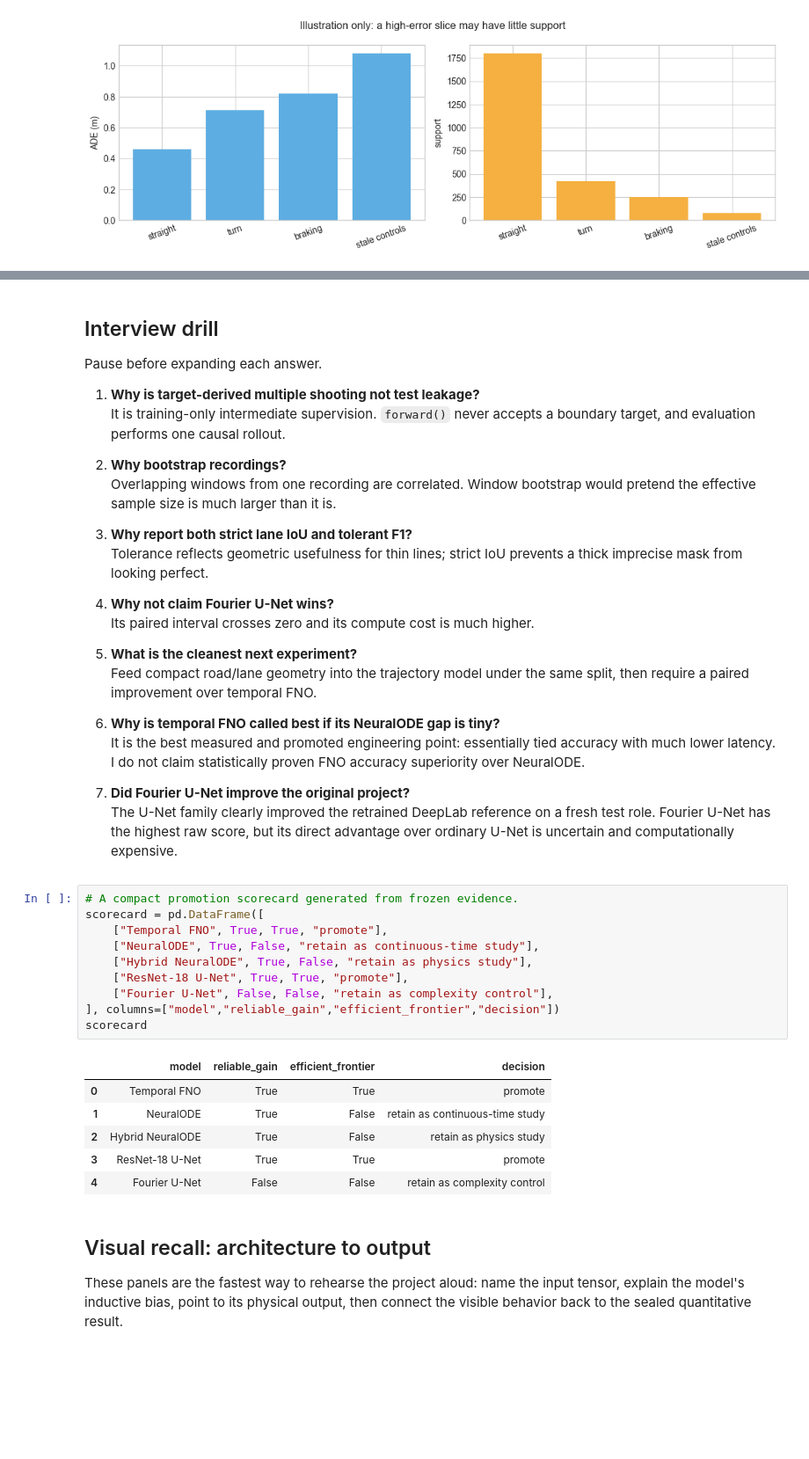
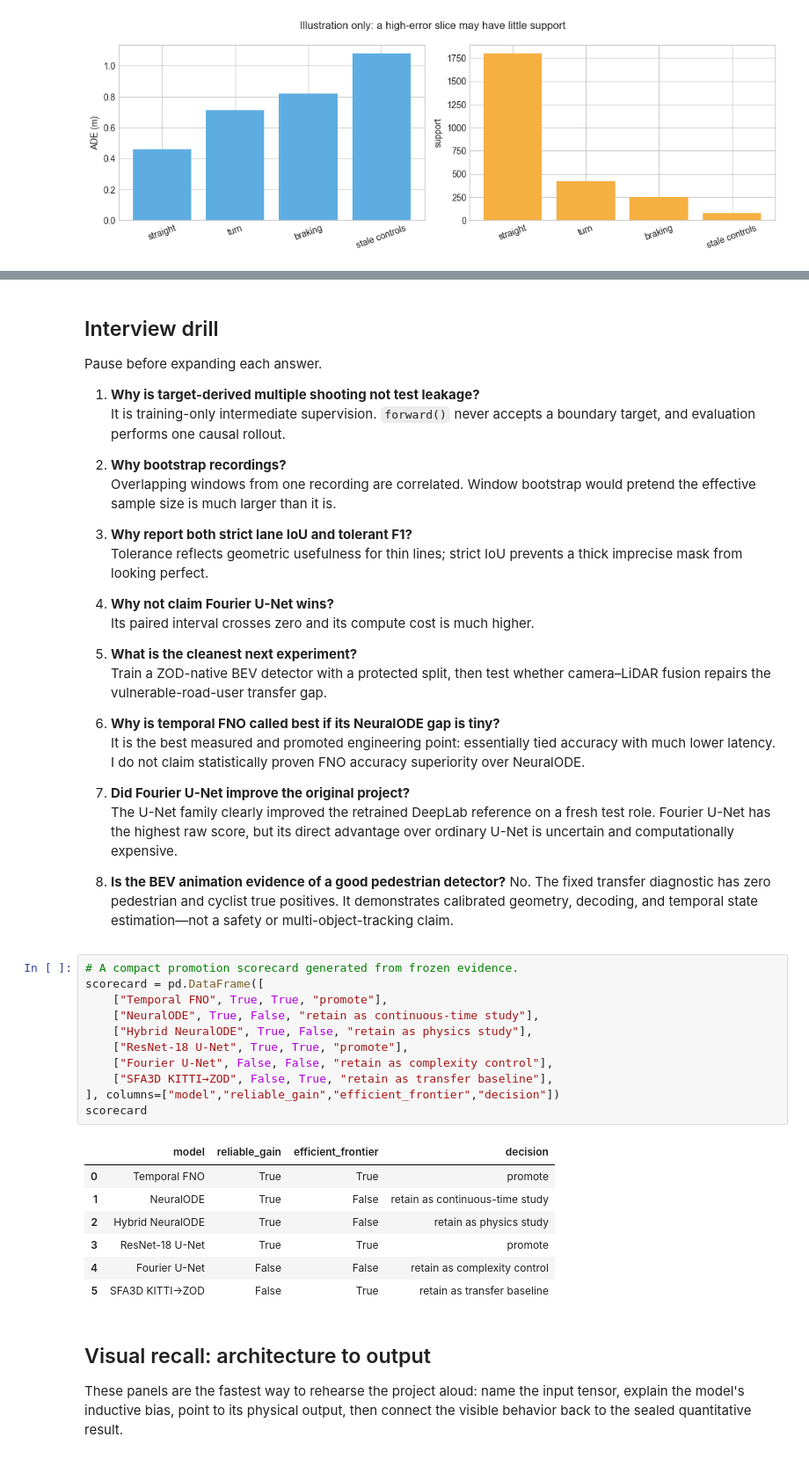
Before and after one commit to Nekros0day/zod-self-driving-lab, a Jupyter notebook: notebooks/06_interview_capstone.ipynb, the cells around one changed output, grey strips where cells are left out. Shown at 88% size. Cells and saved outputs as stored; diff of their text form; blank space fills up the shorter version.

```diff
--- a/notebooks/05_interview_capstone.ipynb
+++ b/notebooks/06_interview_capstone.ipynb
@@ -170,8 +176,8 @@ Pause before expanding each answer.
    Its paired interval crosses zero and its compute cost is much higher.
 
 5. **What is the cleanest next experiment?**
-   Feed compact road/lane geometry into the trajectory model under the same
-   split, then require a paired improvement over temporal FNO.
+   Train a ZOD-native BEV detector with a protected split, then test whether
+   camera–LiDAR fusion repairs the vulnerable-road-user transfer gap.
 
 6. **Why is temporal FNO called best if its NeuralODE gap is tiny?**
    It is the best measured and promoted engineering point: essentially tied
@@ -182,23 +188,30 @@ Pause before expanding each answer.
    The U-Net family clearly improved the retrained DeepLab reference on a fresh
    test role. Fourier U-Net has the highest raw score, but its direct advantage
    over ordinary U-Net is uncertain and computationally expensive.
+
+8. **Is the BEV animation evidence of a good pedestrian detector?**
+   No. The fixed transfer diagnostic has zero pedestrian and cyclist true
+   positives. It demonstrates calibrated geometry, decoding, and temporal
+   state estimation—not a safety or multi-object-tracking claim.
 # %%
 # A compact promotion scorecard generated from frozen evidence.
 scorecard = pd.DataFrame([
     ["Temporal FNO", True, True, "promote"],
     ["NeuralODE", True, False, "retain as continuous-time study"],
     ["Hybrid NeuralODE", True, False, "retain as physics study"],
     ["ResNet-18 U-Net", True, True, "promote"],
     ["Fourier U-Net", False, False, "retain as complexity control"],
+    ["SFA3D KITTI→ZOD", False, True, "retain as transfer baseline"],
 ], columns=["model","reliable_gain","efficient_frontier","decision"])
 scorecard
 # %% [output]
 |  | model | reliable_gain | efficient_frontier | decision |
 | 0 | Temporal FNO | True | True | promote |
 | 1 | NeuralODE | True | False | retain as continuous-time study |
 | 2 | Hybrid NeuralODE | True | False | retain as physics study |
 | 3 | ResNet-18 U-Net | True | True | promote |
 | 4 | Fourier U-Net | False | False | retain as complexity control |
+| 5 | SFA3D KITTI→ZOD | False | True | retain as transfer baseline |
 # %% [markdown]
 ## Visual recall: architecture to output
 
```
Also changed, not shown: parts of 7 cells of this notebook, 36 other files.
